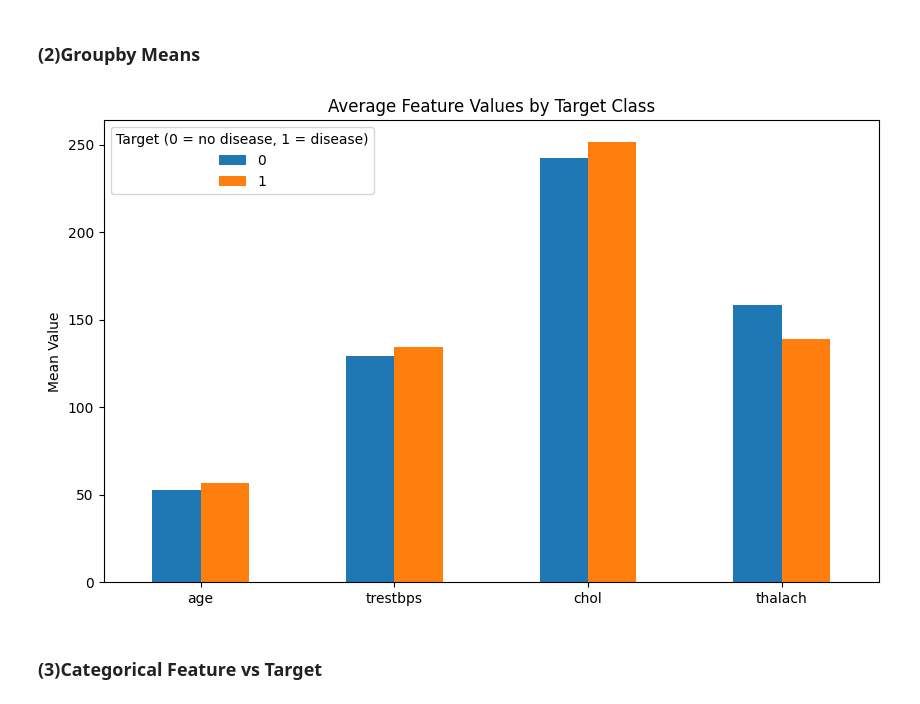
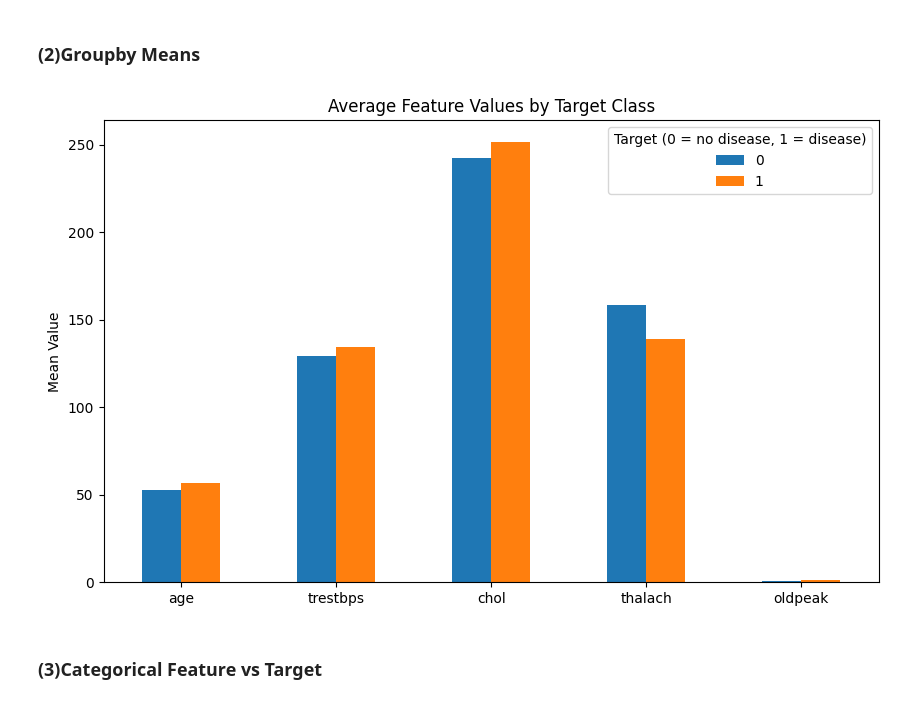
Before and after one commit to jasonliu9473/heartdisease, a Jupyter notebook: EDA.ipynb, the cells around one changed output. Cells and saved outputs as stored; diff of their text form; code cells hidden in the pictures.

```diff
--- a/EDA.ipynb
+++ b/EDA.ipynb
@@ -166,18 +181,18 @@ plt.show()
 # %% [markdown]
 ### (2)Groupby Means
 # %%
-numeric_features = ["age", "trestbps", "chol", "thalach"]
+numeric_features = ["age", "trestbps", "chol", "thalach", "oldpeak"]
 
 group_means = df.groupby(target_col)[numeric_features].mean()
 group_means.T.plot(kind="bar", figsize=(10, 6))
 
 plt.title("Average Feature Values by Target Class")
 plt.ylabel("Mean Value")
 plt.xticks(rotation=0)
 plt.legend(title="Target (0 = no disease, 1 = disease)")
 plt.show()
 # %% [output]
-[figure, old version]
+[figure, new version]
 # %% [markdown]
 ### (3)Categorical Feature vs Target
 # %%
```
Also changed, not shown: parts of 22 cells of this notebook, 10 other files.
